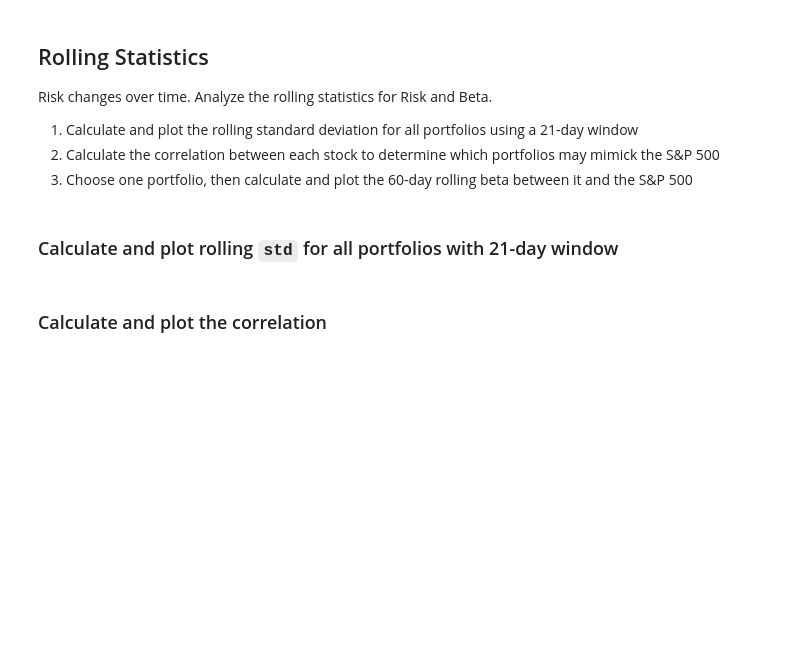
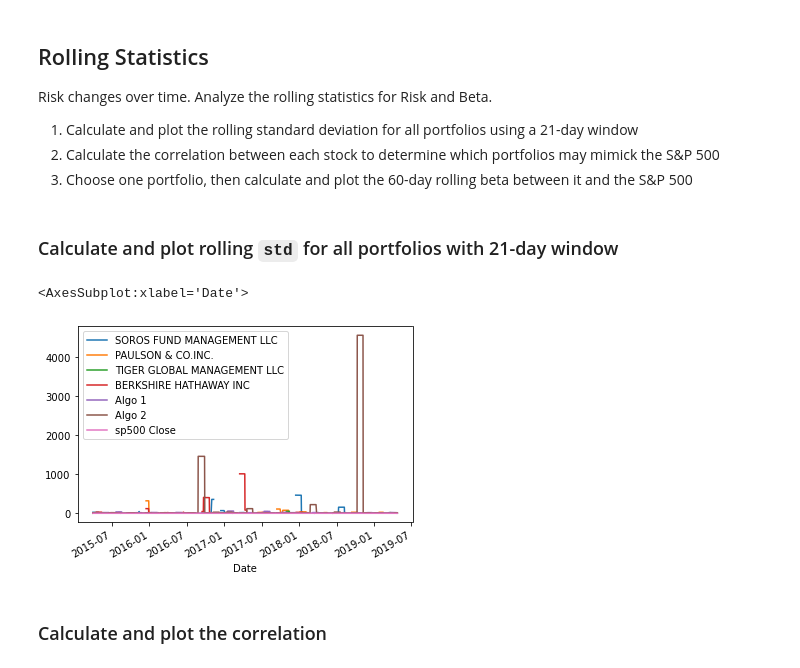
Before and after one commit to ALPHAINFINITETEAM/Pandas-Homework, a Jupyter notebook: whale_analysis.ipynb, the cells around one changed output. Cells and saved outputs as stored; diff of their text form; code cells hidden in the pictures; blank space fills up the shorter version.

Commit message:
quantitative analysis, risk analysis,rolling statistics, sharp ratio

```diff
--- a/whale_analysis.ipynb
+++ b/whale_analysis.ipynb
@@ -414,8 +414,11 @@ Risk changes over time. Analyze the rolling statistics for Risk and Beta.
 ### Calculate and plot rolling `std` for all portfolios with 21-day window
 # %%
 # Calculate the rolling standard deviation for all portfolios using a 21-day window
-
+all_daily_returns.rolling(window= 21).std().plot()
 # Plot the rolling standard deviation
+# %% [output]
+<AxesSubplot:xlabel='Date'>
+[figure, added]
 # %% [markdown]
 ### Calculate and plot the correlation
 # %%
```
Also changed, not shown: parts of 5 cells of this notebook.
